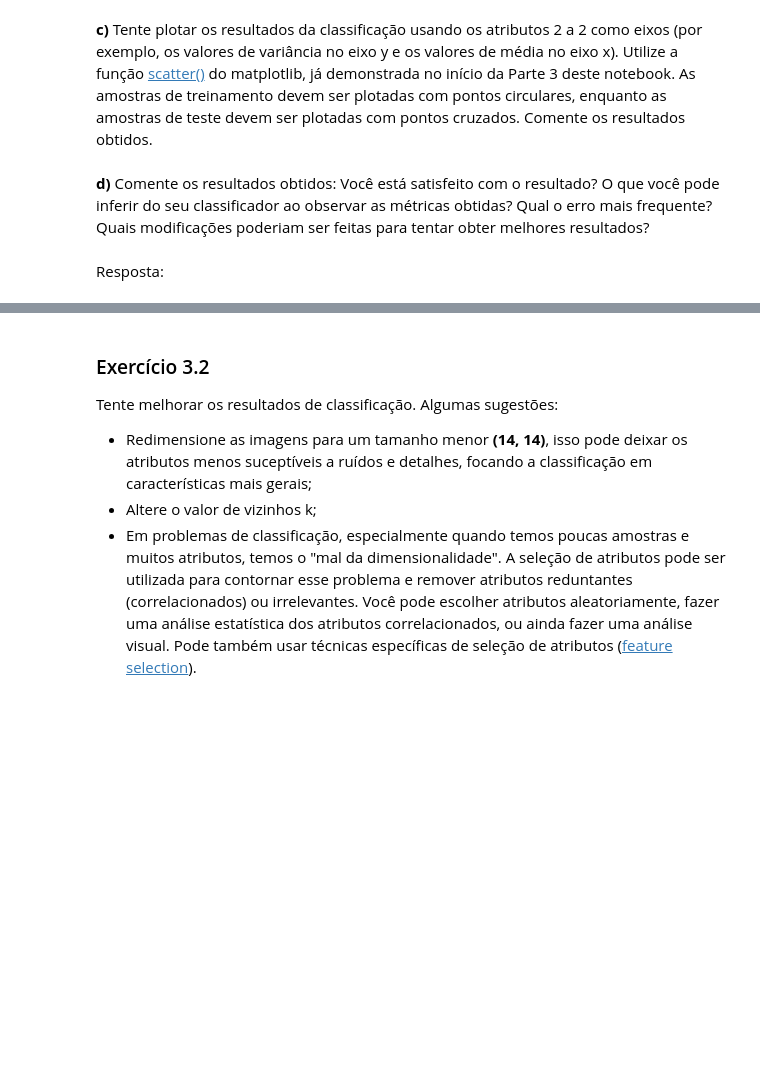
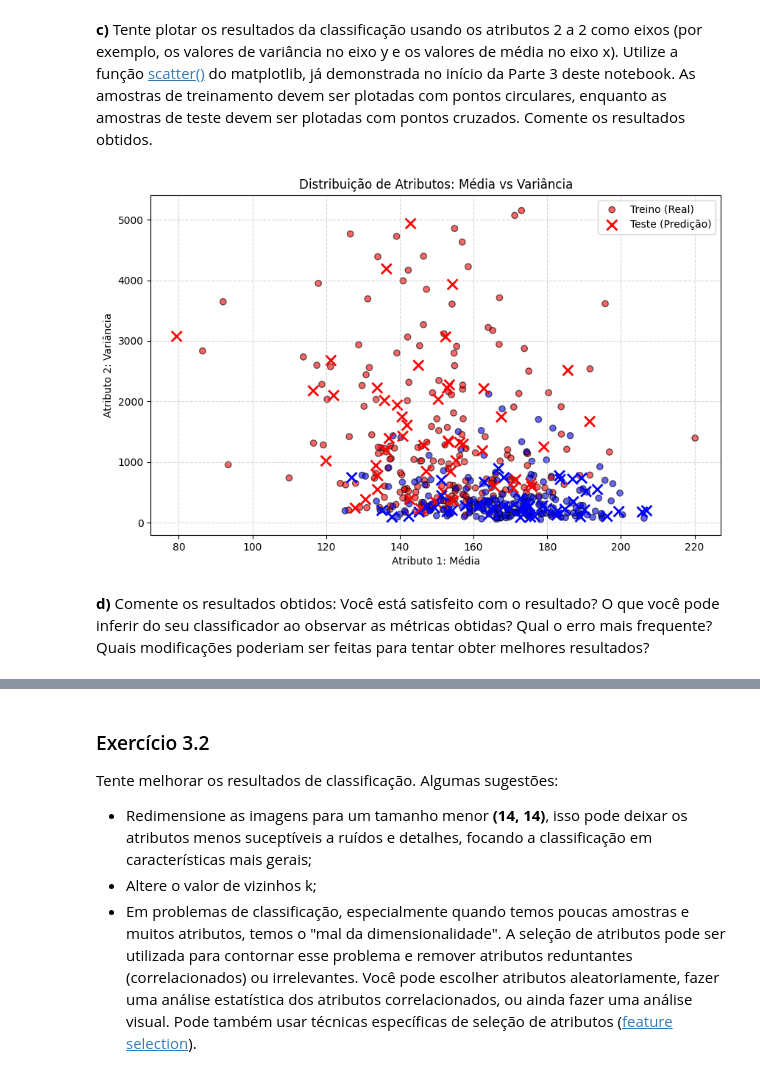
Before and after one commit to UNICAMP-EA979/2026s1-pi02-histogramas-knn-beatrizbarbosay, a Jupyter notebook: Atividade.ipynb, the cells around one changed output, grey strips where cells are left out. Saved outputs shown, nothing was run; the diff lists cells and outputs as text; code cells hidden in the pictures; blank space fills up the shorter version.

```diff
--- a/Atividade.ipynb
+++ b/Atividade.ipynb
@@ -486,4 +554,28 @@ def histstat(f):
+# %%
+import matplotlib.pyplot as plt
+attr_x = 0  # Média
+attr_y = 1  # Variância
+plt.figure(figsize=(10, 6))
+
+# amostras de treino, usa azul para classe 0 e vermelho para classe 1
+plt.scatter(train_features[:, attr_x], train_features[:, attr_y],
+            c=labels_train, marker='o', alpha=0.6, edgecolors='k', cmap='bwr', label='Treino (Real)')
+
+# amostras de teste
+plt.scatter(test_features[:, attr_x], test_features[:, attr_y],
+            c=y_test_pred, marker='x', s=100, linewidths=2, cmap='bwr', label='Teste (Predição)')
+
+plt.title('Distribuição de Atributos: Média vs Variância')
+plt.xlabel('Atributo 1: Média')
+plt.ylabel('Atributo 2: Variância')
+handles, labels = plt.gca().get_legend_handles_labels()
+plt.legend(handles, labels)
+
+plt.grid(True, linestyle='--', alpha=0.5)
+plt.show()
+
+#Os resultados demonstram que há algumas áreas de sobreposição dos testes e treinos, podendo causar erros nas predições
+# %% [output]
+[figure, added]
 # %% [markdown]
 **d)** Comente os resultados obtidos: Você está satisfeito com o resultado? O que você pode inferir do seu classificador ao observar as métricas obtidas? Qual o erro mais frequente? Quais modificações poderiam ser feitas para tentar obter melhores resultados?
-# %% [markdown]
-Resposta:
```
Also changed, not shown: parts of 8 cells of this notebook.
